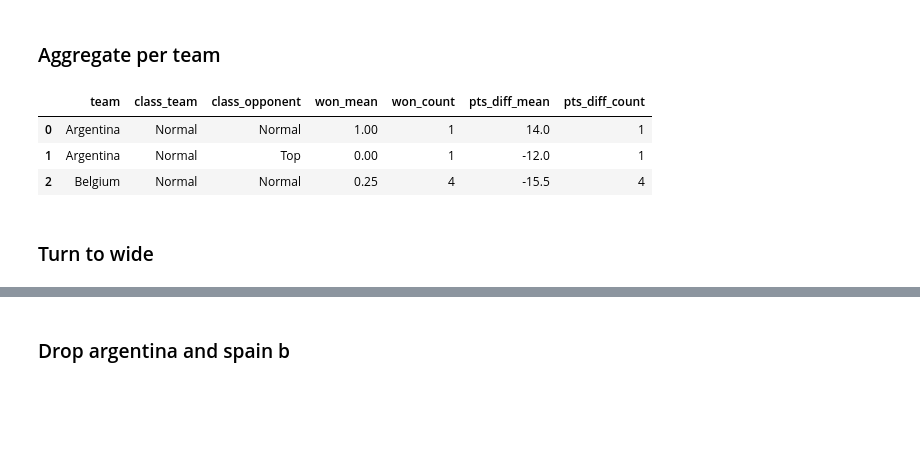
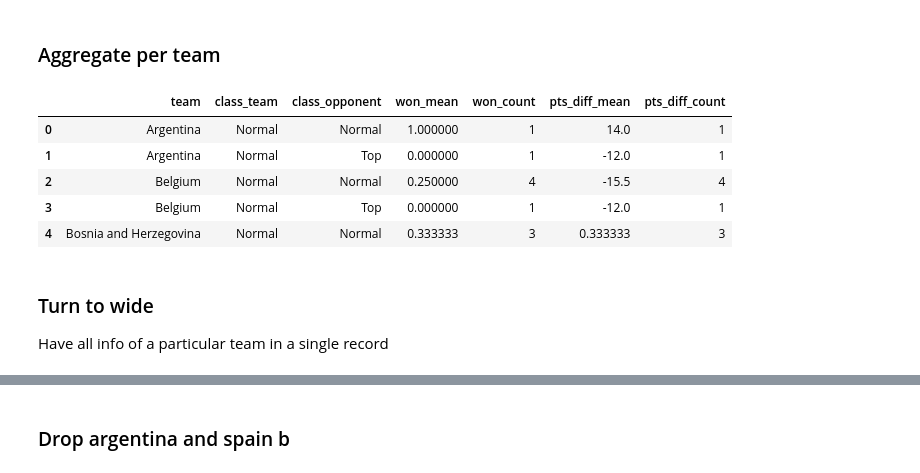
Before and after one commit to CarlosIvan9/eurobasket_predictor, a Jupyter notebook: base_script.ipynb, the cells around one changed output, grey strips where cells are left out. Saved outputs shown, nothing was run; the diff lists cells and outputs as text; code cells hidden in the pictures; blank space fills up the shorter version.

```diff
--- a/base_script.ipynb
+++ b/base_script.ipynb
@@ -35,7 +39,8 @@ matches.head(2)
 | 0 | 801 | Estonia | 68 | Lithuania | 89 |
 | 1 | 802 | Iceland | 61 | Italy | 87 |
 # %%
-def get_df_two_rows_per_game(df):
+def get_df_two_rows_per_game(a_df):
+    df=a_df.copy()
     two_rows_per_game = pd.DataFrame(columns=['date_match','team','opponent','score_team','score_opponent'])
     for a_match in range(len(df)):
         # Adding team 1
@@ -121,14 +120,18 @@ aggregated_df_raw.columns = [
     for col in aggregated_df_raw.columns
 ]
 # %%
-aggregated_df_raw.head(3)
+aggregated_df_raw.head(5)
 # %% [output]
 |  | team | class_team | class_opponent | won_mean | won_count | pts_diff_mean | pts_diff_count |
-| 0 | Argentina | Normal | Normal | 1.00 | 1 | 14.0 | 1 |
-| 1 | Argentina | Normal | Top | 0.00 | 1 | -12.0 | 1 |
-| 2 | Belgium | Normal | Normal | 0.25 | 4 | -15.5 | 4 |
+| 0 | Argentina | Normal | Normal | 1.000000 | 1 | 14.0 | 1 |
+| 1 | Argentina | Normal | Top | 0.000000 | 1 | -12.0 | 1 |
+| 2 | Belgium | Normal | Normal | 0.250000 | 4 | -15.5 | 4 |
+| 3 | Belgium | Normal | Top | 0.000000 | 1 | -12.0 | 1 |
+| 4 | Bosnia and Herzegovina | Normal | Normal | 0.333333 | 3 | 0.333333 | 3 |
 # %% [markdown]
 ### Turn to wide
+
+Have all info of a particular team in a single record
 # %%
 wide = (
     aggregated_df_raw.pivot_table(
```
Also changed, not shown: parts of 34 cells of this notebook.
